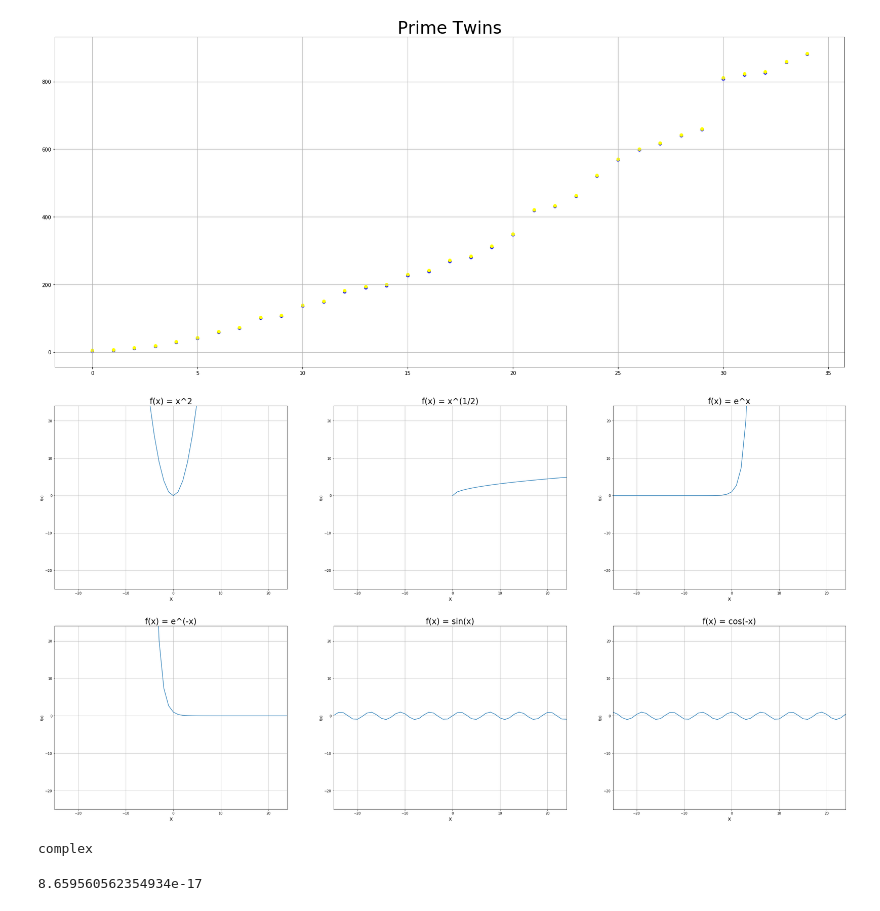
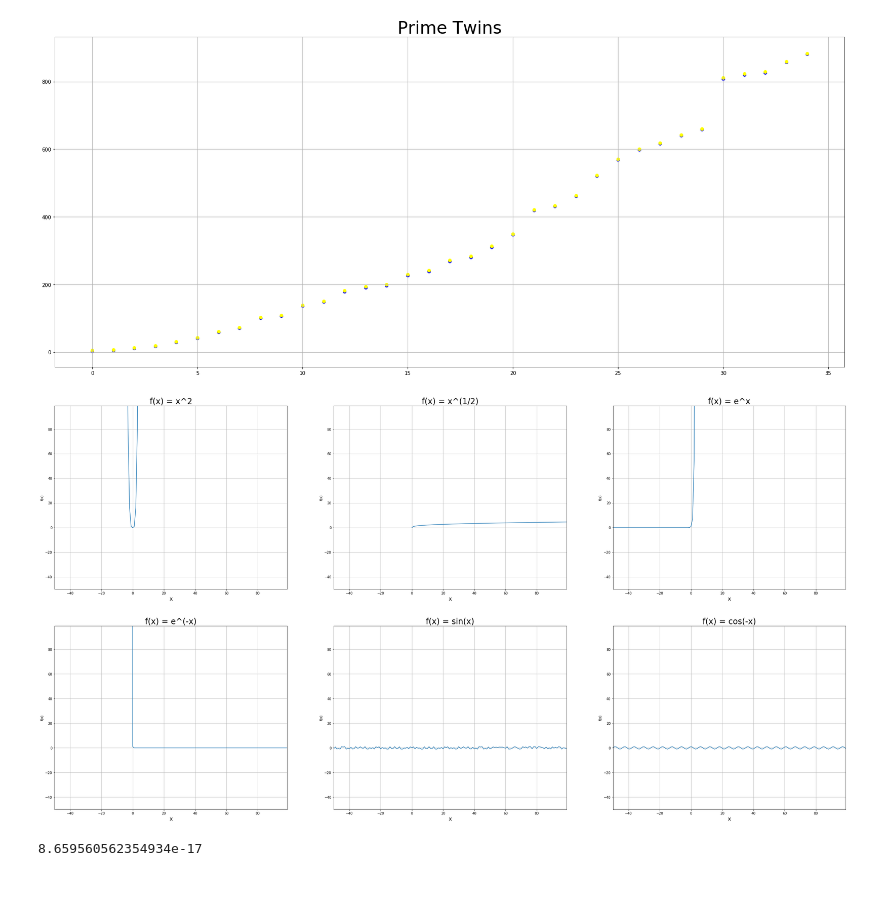
Before and after one commit to roman91DE/machine-learning, a Jupyter notebook: primes.ipynb, the cells around one changed output. Drawn from its saved outputs; the diff is of its cells as text; code cells hidden in the pictures.

```diff
--- a/primes.ipynb
+++ b/primes.ipynb
@@ -51,57 +51,48 @@ ax.grid()
 [figure]
 # %%
 functs = {
-    "f(x) = x^2"    : lambda x: x ** 2,
-    "f(x) = x^(1/2)": lambda x: x ** (1/2),
+    "f(x) = x^2"    : lambda x: x ** 4,
+    "f(x) = x^(1/2)": lambda x: x ** (1/3),
 
-    "f(x) = e^x":     lambda x: np.exp(x),
-    "f(x) = e^(-x)":  lambda x: np.exp(-x),
+    "f(x) = e^x":     lambda x: np.exp(2*x),
+    "f(x) = e^(-x)":  lambda x: np.exp(-42*x),
 
-    "f(x) = sin(x)":  lambda x: np.sin(x),
-    "f(x) = cos(-x)": lambda x: np.cos(-x),
+    "f(x) = sin(x)":  lambda x: np.sin(x**2),
+    "f(x) = cos(-x)": lambda x: np.cos(-x*1331),
 }
 # %%
 def plotIt(X, functs):
 
     ncols = math.ceil(len(functs) / 2)
     fig, axs = plt.subplots(nrows=2, ncols=ncols)
     fig.set_size_inches(42,22)
 
     keys = list(functs.keys())
     idx = 0
 
     for row in axs:
         for ax in row:
 
 
             if idx == len(keys):  # handle uneven number of functions
                 return
 
             ax.plot(X, functs[keys[idx]](X))
             ax.set_title(keys[idx], size=24)
             idx += 1
 
             # style
             ax.set_xlabel("x", size=16)
             ax.set_ylabel("f(x)", )
             ax.grid()
 
             # scale
             ax.set_xlim(X[0],X[-1])
             ax.set_ylim(X[0],X[-1])
 
 
-
-
-
-
-plotIt(np.arange(-25,25), functs)
+plotIt(np.arange(-50,100), functs)
 # %% [output]
-[figure, old version]
+[figure, new version]
 # %%
 ax.*ticker*?
-# %%
-x = ((-2) ** (1/2))
-type(x)
-# %% [output]
-complex
```
Also changed, not shown: parts of 2 cells of this notebook.
